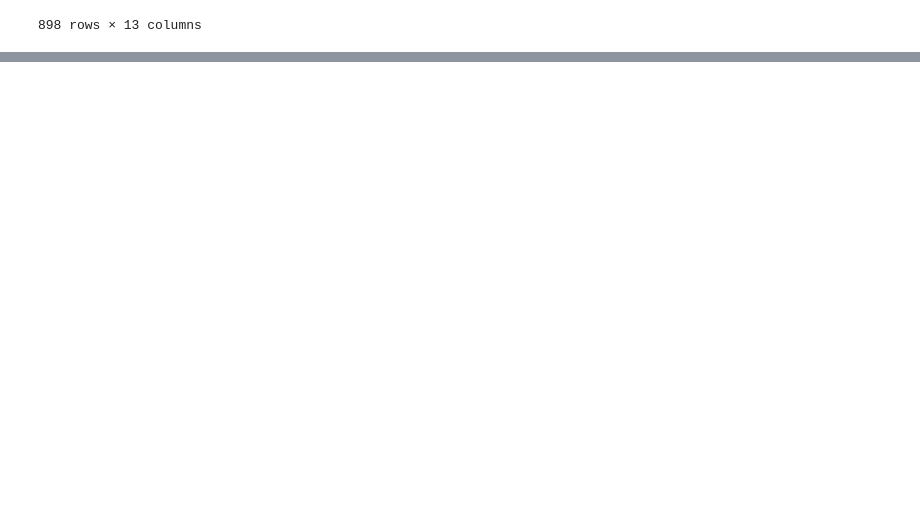
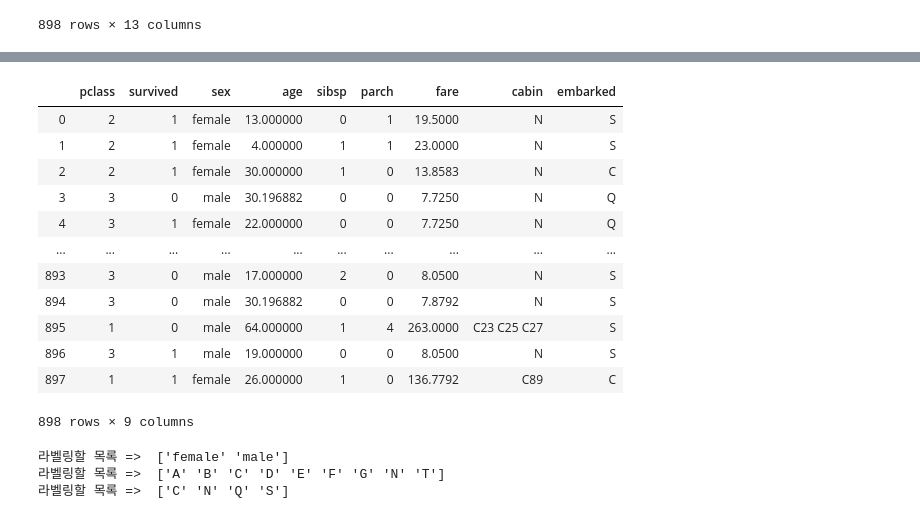
Before and after one commit to kwak-dong-su/data-crawling, a Jupyter notebook: data10/K-Fold.ipynb, the cells around one changed output, grey strips where cells are left out. Cells and saved outputs as stored; diff of their text form; code cells hidden in the pictures; blank space fills up the shorter version.

```diff
--- a/data10/K-Fold.ipynb
+++ b/data10/K-Fold.ipynb
@@ -74,0 +110,2 @@ titanic
+# %%
+titanic['age'][titanic['age'].isna()==True]=titanic['age'].mean()
@@ -74,0 +125,16 @@ titanic
+# %%
+titanic
+# %% [output]
+|  | pclass | survived | sex | age | sibsp | parch | fare | cabin | embarked |
+| 0 | 2 | 1 | female | 13.000000 | 0 | 1 | 19.5000 | N | S |
+| 1 | 2 | 1 | female | 4.000000 | 1 | 1 | 23.0000 | N | S |
+| 2 | 2 | 1 | female | 30.000000 | 1 | 0 | 13.8583 | N | C |
+| 3 | 3 | 0 | male | 30.196882 | 0 | 0 | 7.7250 | N | Q |
+| 4 | 3 | 1 | female | 22.000000 | 0 | 0 | 7.7250 | N | Q |
+| ... | ... | ... | ... | ... | ... | ... | ... | ... | ... |
+| 893 | 3 | 0 | male | 17.000000 | 2 | 0 | 8.0500 | N | S |
+| 894 | 3 | 0 | male | 30.196882 | 0 | 0 | 7.8792 | N | S |
+| 895 | 1 | 0 | male | 64.000000 | 1 | 4 | 263.0000 | C23 C25 C27 | S |
+| 896 | 3 | 1 | male | 19.000000 | 0 | 0 | 8.0500 | N | S |
+| 897 | 1 | 1 | female | 26.000000 | 1 | 0 | 136.7792 | C89 | C |
+898 rows × 9 columns
@@ -74,0 +155,6 @@ titanic
+# %%
+label_encoding()
+# %% [output]
+라벨링할 목록 =>  ['female' 'male']
+라벨링할 목록 =>  ['A' 'B' 'C' 'D' 'E' 'F' 'G' 'N' 'T']
+라벨링할 목록 =>  ['C' 'N' 'Q' 'S']
```
Also changed, not shown: parts of 35 cells of this notebook, 2 other files.
